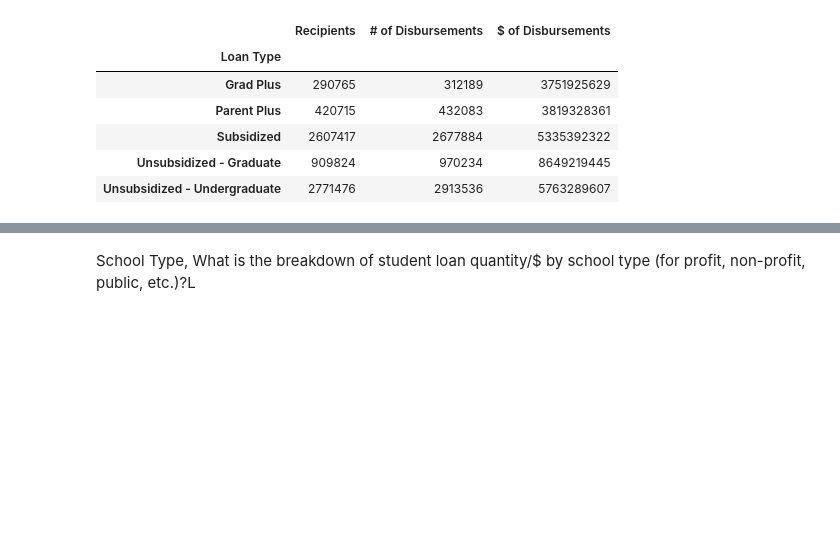
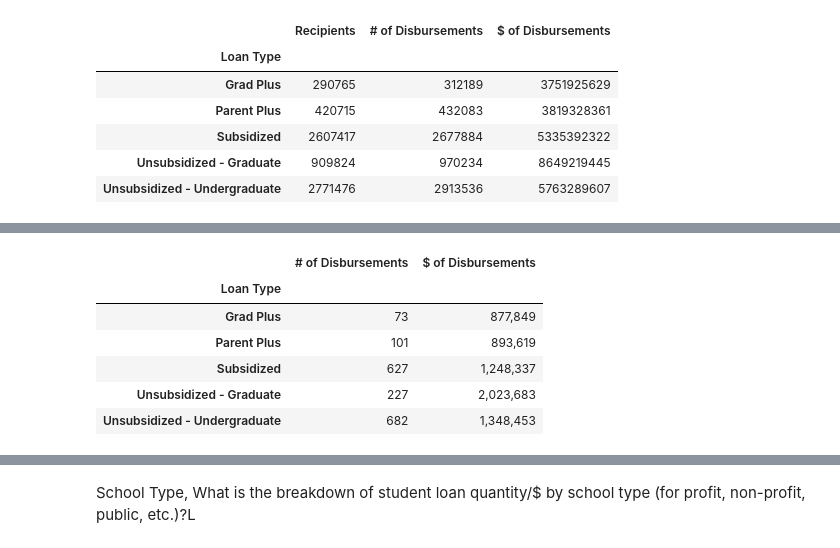
Before and after one commit to wemlaztdj/Demo_p1, a Jupyter notebook: main - MR.ipynb, the cells around one changed output, grey strips where cells are left out. Saved outputs shown, nothing was run; the diff lists cells and outputs as text; code cells hidden in the pictures; blank space fills up the shorter version.

```diff
--- a/main - MR.ipynb
+++ b/main - MR.ipynb
@@ -178 +177,28 @@ plt.show()
+# %%
+#Determine the average amount of loans per Loan Tyoe - NEEDS MORE WORK!!
+
+#loan_type_avg = df.groupby("Loan Type").mean()[["# of Disbursements", "$ of Disbursements"]]
+
+loan_type_avg = df.groupby("Loan Type")[["# of Disbursements","$ of Disbursements"]].mean()
+
+#average = df.groupby(level='Category1')[['Value1', 'Value2']].mean()
+
+# def format_with_commas(x):
+#     if isinstance(x, (int, float)):
+#         return "{:,.0f}".format(x)
+#     return x
+
+# loan_type_avg ['# of Disbursements'] = loan_type_avg['# of Disbursements'].apply(format_with_commas)
+
+# loan_type_avg['$ of Disbursements'] = loan_type_avg['$ of Disbursements'].apply(format_with_commas)
+
+loan_type_avg
+# %% [output]
+|  | # of Disbursements | $ of Disbursements |
+| Loan Type |  |  |
+| Grad Plus | 73 | 877,849 |
+| Parent Plus | 101 | 893,619 |
+| Subsidized | 627 | 1,248,337 |
+| Unsubsidized - Graduate | 227 | 2,023,683 |
+| Unsubsidized - Undergraduate | 682 | 1,348,453 |
 # %%
```
Also changed, not shown: parts of 9 cells of this notebook, 2 other files.
